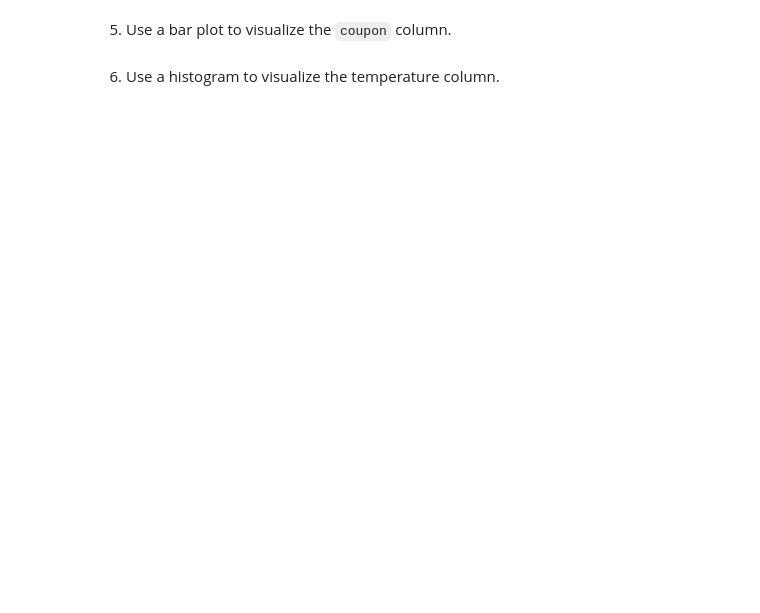
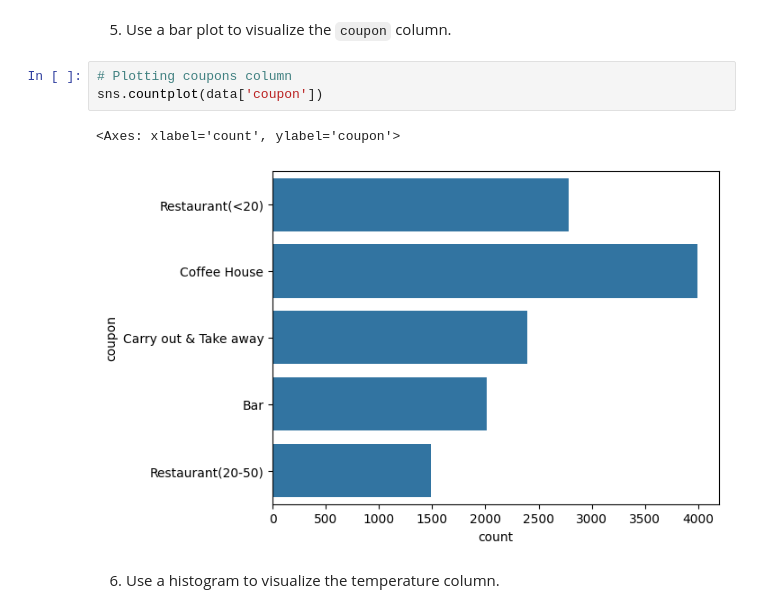
Before and after one commit to sohanit/CustomerCoupon, a Jupyter notebook: prompt.ipynb, the cells around one changed output. Drawn from its saved outputs; the diff is of its cells as text; blank space fills up the shorter version.

```diff
--- a/prompt.ipynb
+++ b/prompt.ipynb
@@ -159,4 +154,10 @@ data['age'] = data['age'].astype(int)
 # %% [markdown]
 5. Use a bar plot to visualize the `coupon` column.
+# %%
+# Plotting coupons column
+sns.countplot(data['coupon'])
+# %% [output]
+<Axes: xlabel='count', ylabel='coupon'>
+[figure, added]
 # %% [markdown]
 6. Use a histogram to visualize the temperature column.
```
Also changed, not shown: parts of 8 cells of this notebook.
